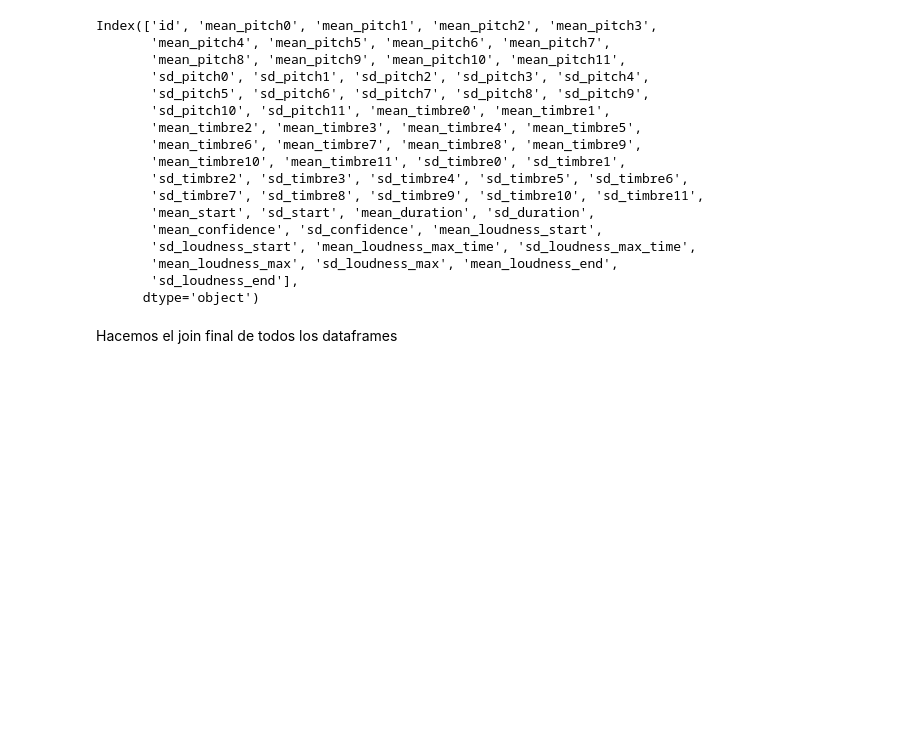
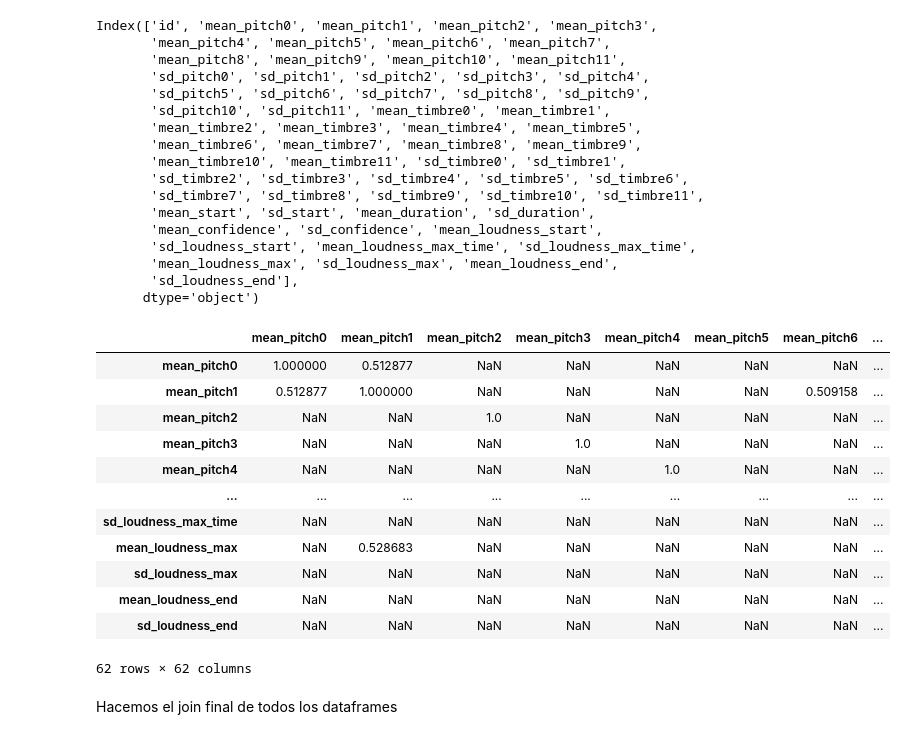
Before and after one commit to tincho-mehaudy/DMCyT, a Jupyter notebook: TP1_Consigna1.ipynb, the cells around one changed output. Cells and saved outputs as stored; diff of their text form; code cells hidden in the pictures; blank space fills up the shorter version.

```diff
--- a/TP1_Consigna1.ipynb
+++ b/TP1_Consigna1.ipynb
@@ -582,3 +598,20 @@ df_aux.corr()
+# %%
+correlacion=df_aux.corr()
+correlacion[correlacion>0.5 ]
+# %% [output]
+|  | mean_pitch0 | mean_pitch1 | mean_pitch2 | mean_pitch3 | mean_pitch4 | mean_pitch5 | mean_pitch6 | ... |
+| mean_pitch0 | 1.000000 | 0.512877 | NaN | NaN | NaN | NaN | NaN | ... |
+| mean_pitch1 | 0.512877 | 1.000000 | NaN | NaN | NaN | NaN | 0.509158 | ... |
+| mean_pitch2 | NaN | NaN | 1.0 | NaN | NaN | NaN | NaN | ... |
+| mean_pitch3 | NaN | NaN | NaN | 1.0 | NaN | NaN | NaN | ... |
+| mean_pitch4 | NaN | NaN | NaN | NaN | 1.0 | NaN | NaN | ... |
+| ... | ... | ... | ... | ... | ... | ... | ... | ... |
+| sd_loudness_max_time | NaN | NaN | NaN | NaN | NaN | NaN | NaN | ... |
+| mean_loudness_max | NaN | 0.528683 | NaN | NaN | NaN | NaN | NaN | ... |
+| sd_loudness_max | NaN | NaN | NaN | NaN | NaN | NaN | NaN | ... |
+| mean_loudness_end | NaN | NaN | NaN | NaN | NaN | NaN | NaN | ... |
+| sd_loudness_end | NaN | NaN | NaN | NaN | NaN | NaN | NaN | ... |
+62 rows × 62 columns
 # %% [markdown]
 Hacemos el join final de todos los dataframes
 # %%
```
Also changed, not shown: parts of 3 cells of this notebook.
